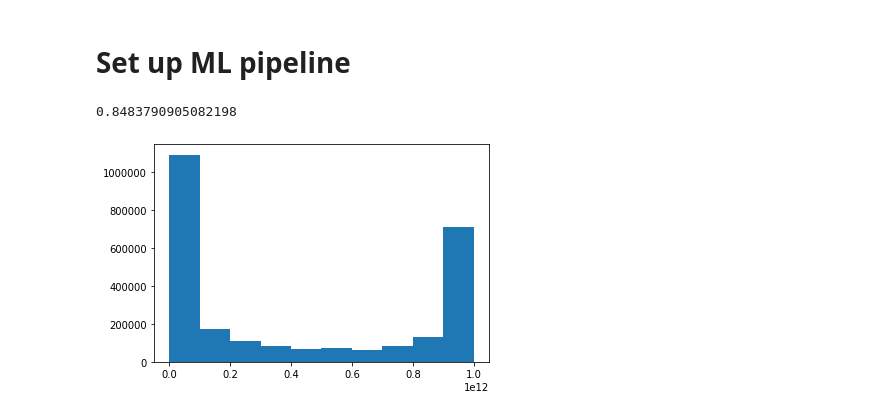
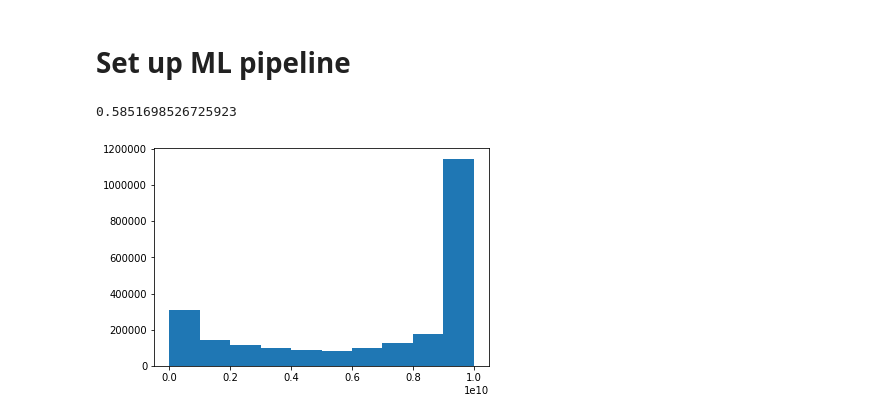
Before and after one commit to lheagy/heagy-2019-casing-ml, a Jupyter notebook: notebooks/pytorch_pipeline_single_well.ipynb, the cells around one changed output. Saved outputs shown, nothing was run; the diff lists cells and outputs as text; code cells hidden in the pictures.

```diff
--- a/notebooks/pytorch_pipeline_single_well.ipynb
+++ b/notebooks/pytorch_pipeline_single_well.ipynb
@@ -674,6 +639,9 @@ device = torch.device("cpu")
 nspatial = len(z)
 ntimes = sim.nT + 1
 nsrcz = len(z)
+
+x_bounds = np.r_[1, 1000]
+z_bounds = np.r_[-2000, 0]
 # %%
 class ForwardSimulation(torch.autograd.Function):
 
@@ -700,7 +668,7 @@ class ForwardSimulation(torch.autograd.Function):
 
         if getattr(ctx, 'P', None) is None:
             inds = inds = get_j_inds(
-                mesh, sim, x_bounds=np.r_[1, 2000], z_bounds=np.r_[-2000, 0]
+                mesh, sim, x_bounds=x_bounds, z_bounds=z_bounds
             )
             ctx.inds = inds
 
@@ -760,7 +728,7 @@ jd_numpy = np.hstack([
 
 # select inds away from the well
 inds = get_j_inds(
-    mesh, sim, x_bounds=np.r_[1, 2000], z_bounds=np.r_[-2000, 0]
+    mesh, sim, x_bounds=x_bounds, z_bounds=z_bounds
 )
 jd_numpy = jd_numpy[inds]
 # %%
@@ -790,29 +758,29 @@ Dtime_torch = convert_to_torch_sparse(Dtime)
 Dz = discretize.utils.sdiag(1./np.diff(z)) * discretize.utils.ddx(len(z)-1)
 Dz_torch = convert_to_torch_sparse(Dz)
 # %%
-floor = 1e-12
+floor = 1e-10
 print((np.abs(jd_numpy)>floor).sum() / len(jd_numpy))
 # %% [output]
-0.8483790905082198
+0.5851698526725923
 # %%
 jd = torch.from_numpy(jd_numpy)
 
-std = 0.02
+std = 0.05
 w = torch.from_numpy(1./(std * np.abs(jd_numpy) + floor))
 
 forward = ForwardSimulation.apply
 
 if dtype == torch.float64:
     jd = jd.double()
     w = w.double()
 else:
     jd = jd.float()
     w = w.float()
 
-s0_scaling = 1 #1e-5
-learning_rate = 1 #1e-3
+s0_scaling = 1
+learning_rate = 1
 
 plt.hist(1./(std * np.abs(jd_numpy) + floor));
 # optimizer = torch.optim.SGD(s0, lr=learning_rate)
 # %% [output]
-[figure, old version]
+[figure, new version]
```
Also changed, not shown: parts of 24 cells of this notebook, 1 other file.
